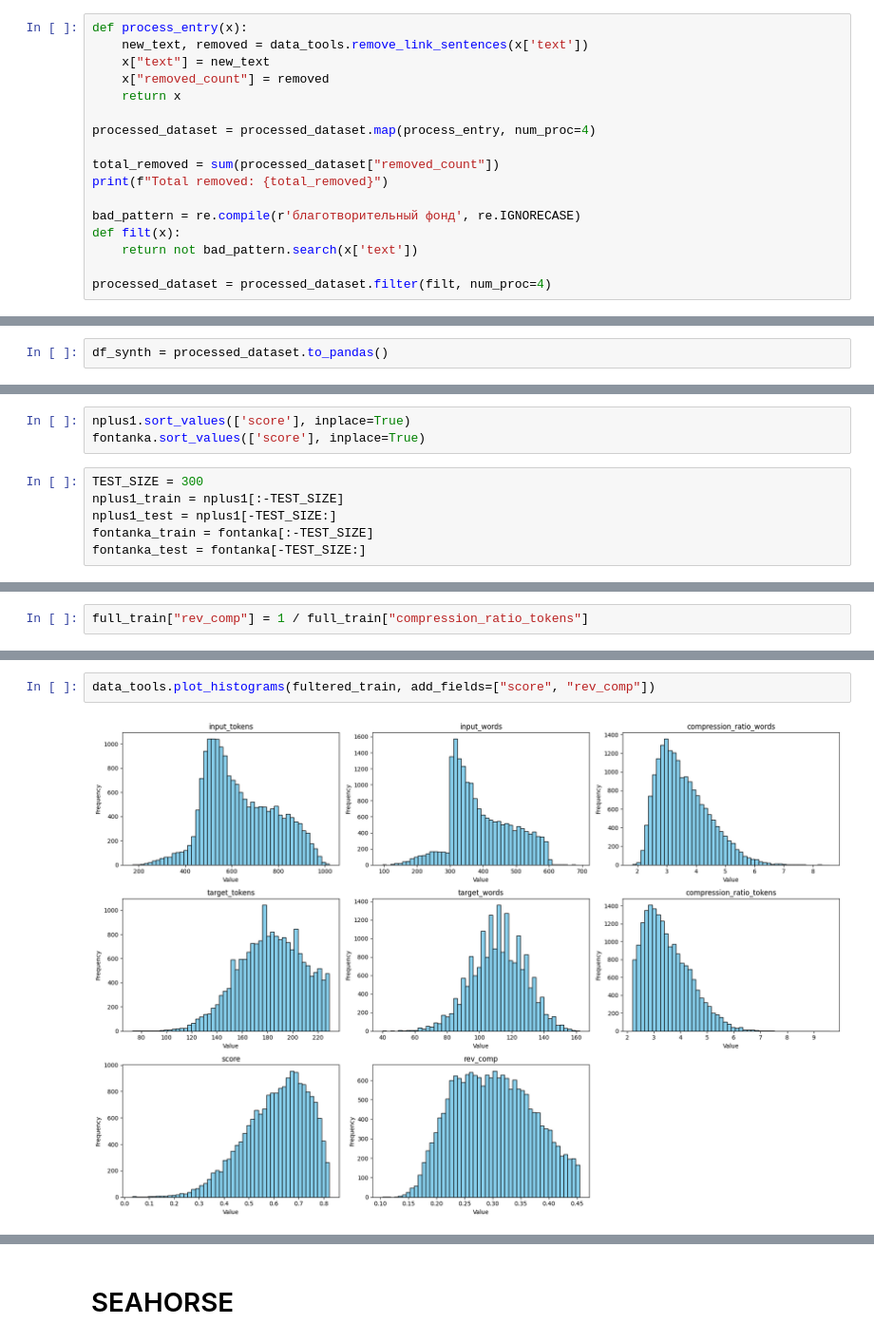
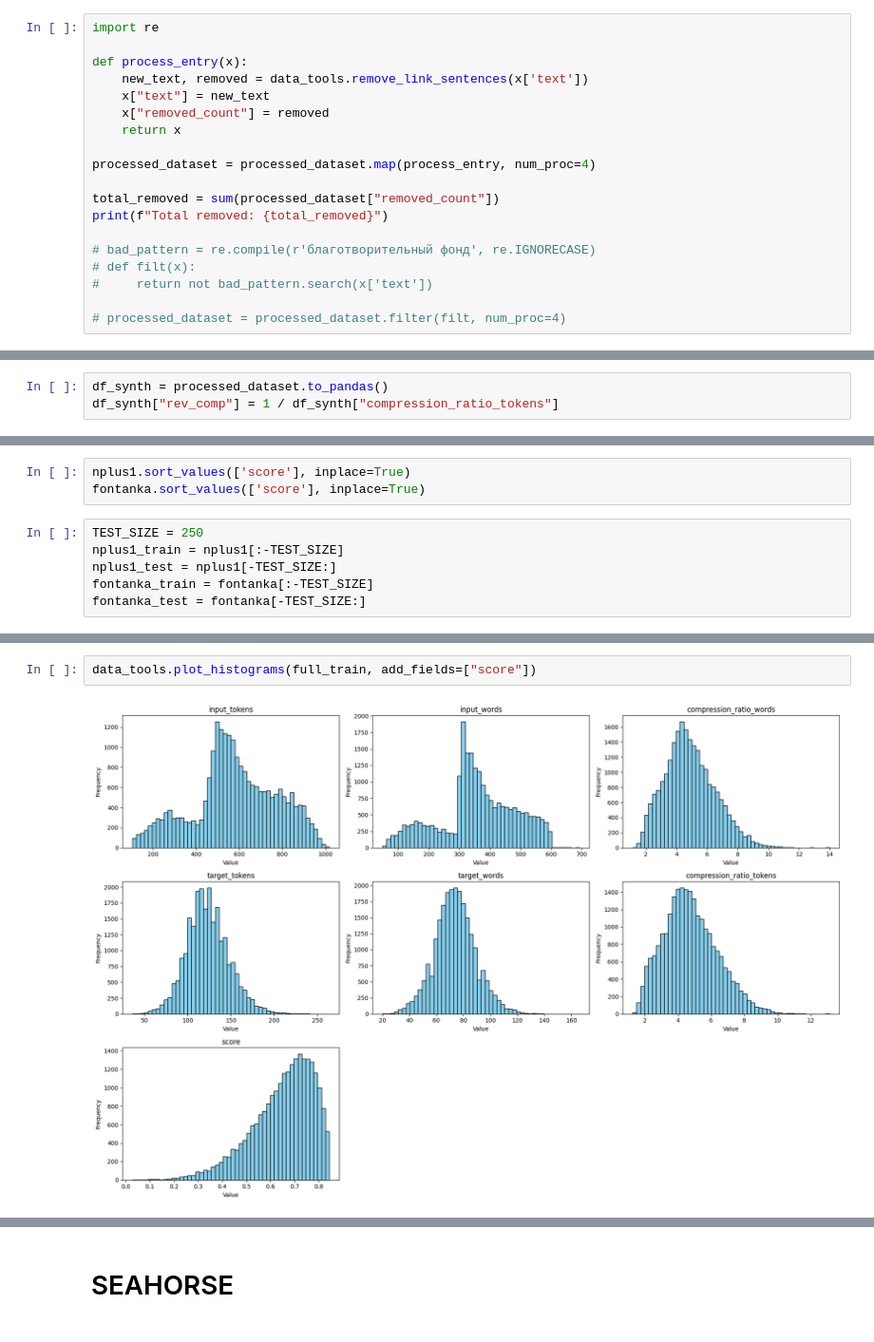
Before and after one commit to xendalm/vyzhimka, a Jupyter notebook: notebooks/datasets.ipynb, the cells around one changed output, grey strips where cells are left out. Shown at 95% size. Cells and saved outputs as stored; diff of their text form.

```diff
--- a/notebooks/datasets.ipynb
+++ b/notebooks/datasets.ipynb
@@ -460,6 +467,8 @@ Dataset({
 # %%
 processed_dataset = processed_dataset.map(data_tools.count, num_proc=16)
 # %%
+import re
+
 def process_entry(x):
     new_text, removed = data_tools.remove_link_sentences(x['text'])
     x["text"] = new_text
@@ -471,9 +480,9 @@ processed_dataset = processed_dataset.map(process_entry, num_proc=4)
 total_removed = sum(processed_dataset["removed_count"])
 print(f"Total removed: {total_removed}")
 
-bad_pattern = re.compile(r'благотворительный фонд', re.IGNORECASE)
-def filt(x):
-    return not bad_pattern.search(x['text'])
+# bad_pattern = re.compile(r'благотворительный фонд', re.IGNORECASE)
+# def filt(x):
+#     return not bad_pattern.search(x['text'])
 
-processed_dataset = processed_dataset.filter(filt, num_proc=4)
+# processed_dataset = processed_dataset.filter(filt, num_proc=4)
 # %% [output]
@@ -497,3 +507,4 @@ Total removed: 423
 #     print(i)
 # %%
 df_synth = processed_dataset.to_pandas()
+df_synth["rev_comp"] = 1 / df_synth["compression_ratio_tokens"]
@@ -512,7 +562,7 @@ len(nplus1), len(fontanka), len(nplus1) + len(fontanka)
 nplus1.sort_values(['score'], inplace=True)
 fontanka.sort_values(['score'], inplace=True)
 # %%
-TEST_SIZE = 300
+TEST_SIZE = 250
 nplus1_train = nplus1[:-TEST_SIZE]
 nplus1_test = nplus1[-TEST_SIZE:]
 fontanka_train = fontanka[:-TEST_SIZE]
@@ -527,2 +582,0 @@ Dataset.from_pandas(full_test[['text', 'summary']]).save_to_disk("../data/synth_
-# %%
-full_train["rev_comp"] = 1 / full_train["compression_ratio_tokens"]
@@ -543,4 +583,4 @@ fultered_train.shape
 # %%
-data_tools.plot_histograms(fultered_train, add_fields=["score", "rev_comp"])
+data_tools.plot_histograms(full_train, add_fields=["score"])
 # %% [output]
-[figure, old version]
+[figure, new version]
```
Also changed, not shown: parts of 32 cells of this notebook, 4 other files.
